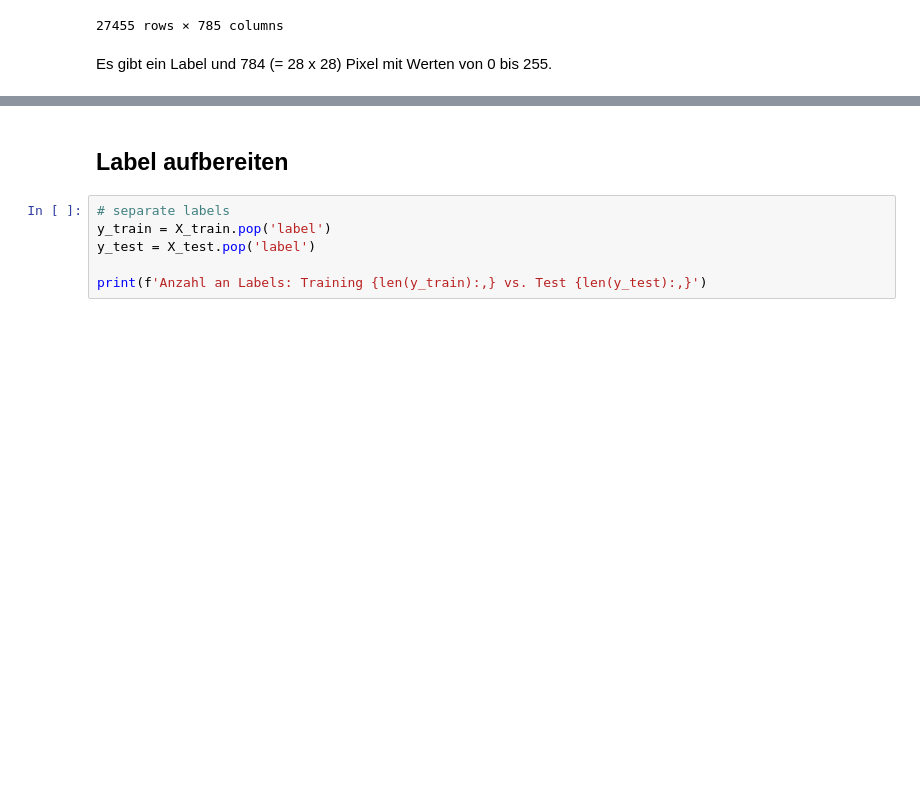
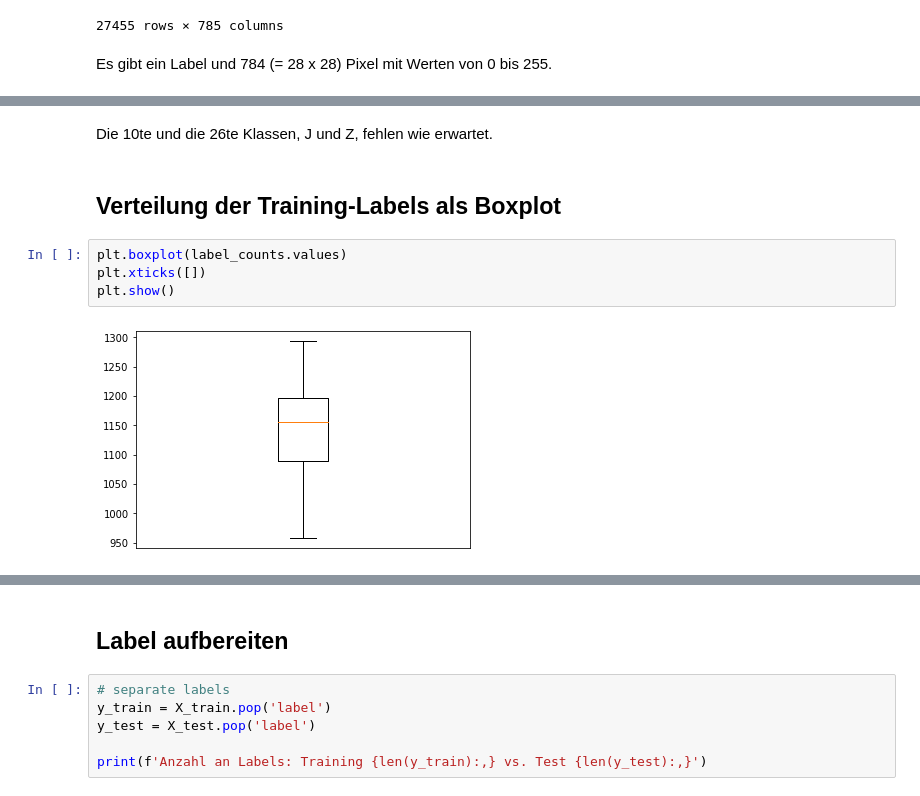
Before and after one commit to cellularegg/sign-language-MNIST, a Jupyter notebook: presentation.ipynb, the cells around one changed output, grey strips where cells are left out. Drawn from its saved outputs; the diff is of its cells as text; blank space fills up the shorter version.

```diff
--- a/presentation.ipynb
+++ b/presentation.ipynb
@@ -63,0 +75,10 @@ Es gibt ein Label und 784 (= 28 x 28) Pixel mit Werten von 0 bis 255.
+# %% [markdown]
+Die 10te und die 26te Klassen, J und Z, fehlen wie erwartet.
+# %% [markdown]
+## Verteilung der Training-Labels als Boxplot
+# %%
+plt.boxplot(label_counts.values)
+plt.xticks([])
+plt.show()
+# %% [output]
+[figure, added]
```
Also changed, not shown: parts of 13 cells of this notebook, 6 other files.
